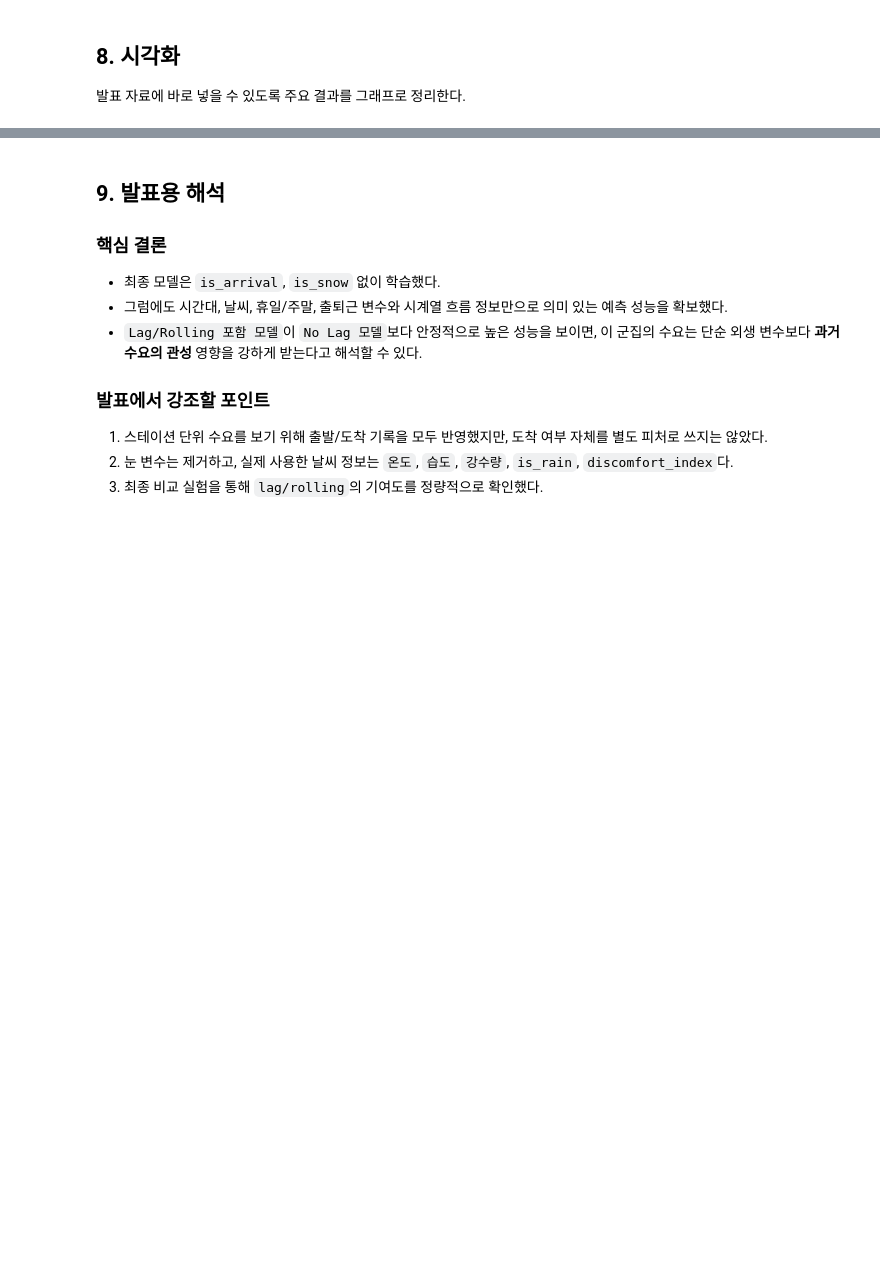
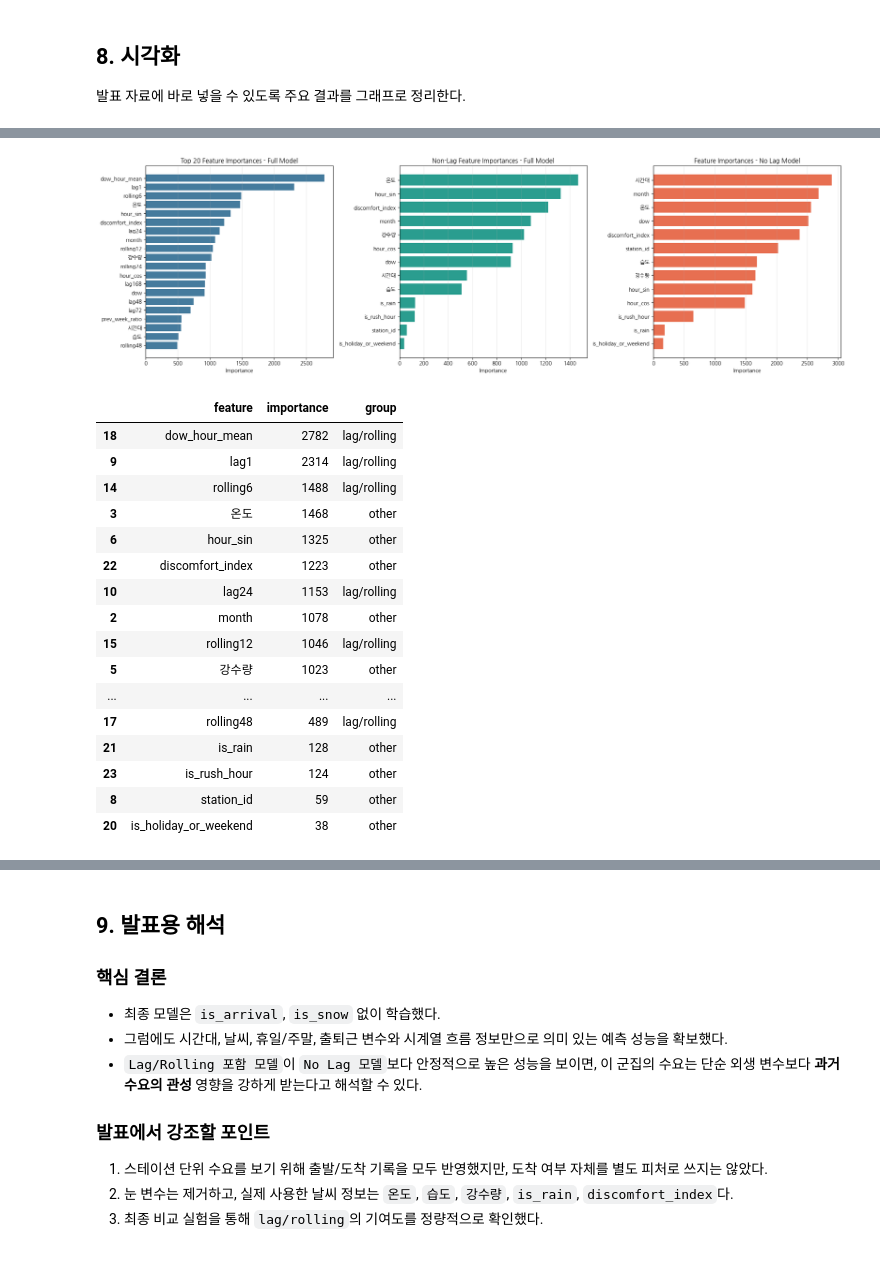
Before and after one commit to Hgracefield/EP_cycle_stations, a Jupyter notebook: Note/LSH/final.ipynb, the cells around one changed output, grey strips where cells are left out. Cells and saved outputs as stored; diff of their text form; code cells hidden in the pictures; blank space fills up the shorter version.

```diff
--- a/Note/LSH/final.ipynb
+++ b/Note/LSH/final.ipynb
@@ -588,0 +680,75 @@ plt.show()
+# %%
+# 시각화 4. 변수 중요도 비교
+lag_like_features = {
+    "lag1", "lag24", "lag48", "lag72", "lag168",
+    "rolling6", "rolling12", "rolling24", "rolling48",
+    "dow_hour_mean", "prev_week_ratio",
+}
+
+full_importance_df = pd.DataFrame(
+    {
+        "feature": result_full["feature_cols"],
+        "importance": result_full["model"].feature_importances_,
+        "group": [
+            "lag/rolling" if feature in lag_like_features else "other"
+            for feature in result_full["feature_cols"]
+        ],
+    }
+).sort_values("importance", ascending=False)
+
+non_lag_importance_df = full_importance_df[
+    full_importance_df["group"] == "other"
+].copy()
+
+no_lag_importance_df = pd.DataFrame(
+    {
+        "feature": result_no_lag["feature_cols"],
+        "importance": result_no_lag["model"].feature_importances_,
+    }
+).sort_values("importance", ascending=False)
+
+fig, axes = plt.subplots(1, 3, figsize=(20, 6))
+
+top_full = full_importance_df.head(20)
+axes[0].barh(top_full["feature"][::-1], top_full["importance"][::-1], color="#457b9d")
+axes[0].set_title("Top 20 Feature Importances - Full Model")
+axes[0].set_xlabel("Importance")
+axes[0].grid(axis="x", alpha=0.3)
+
+top_non_lag = non_lag_importance_df.head(15)
+axes[1].barh(top_non_lag["feature"][::-1], top_non_lag["importance"][::-1], color="#2a9d8f")
+axes[1].set_title("Non-Lag Feature Importances - Full Model")
+axes[1].set_xlabel("Importance")
+axes[1].grid(axis="x", alpha=0.3)
+
+top_no_lag = no_lag_importance_df.head(15)
+axes[2].barh(top_no_lag["feature"][::-1], top_no_lag["importance"][::-1], color="#e76f51")
+axes[2].set_title("Feature Importances - No Lag Model")
+axes[2].set_xlabel("Importance")
+axes[2].grid(axis="x", alpha=0.3)
+
+plt.tight_layout()
+plt.show()
+
+display(full_importance_df)
+display(non_lag_importance_df)
+display(no_lag_importance_df)
+# %% [output]
+[figure, added]
+|  | feature | importance | group |
+| 18 | dow_hour_mean | 2782 | lag/rolling |
+| 9 | lag1 | 2314 | lag/rolling |
+| 14 | rolling6 | 1488 | lag/rolling |
+| 3 | 온도 | 1468 | other |
+| 6 | hour_sin | 1325 | other |
+| 22 | discomfort_index | 1223 | other |
+| 10 | lag24 | 1153 | lag/rolling |
+| 2 | month | 1078 | other |
+| 15 | rolling12 | 1046 | lag/rolling |
+| 5 | 강수량 | 1023 | other |
+| ... | ... | ... | ... |
+| 17 | rolling48 | 489 | lag/rolling |
+| 21 | is_rain | 128 | other |
+| 23 | is_rush_hour | 124 | other |
+| 8 | station_id | 59 | other |
+| 20 | is_holiday_or_weekend | 38 | other |
```
Also changed, not shown: parts of 10 cells of this notebook, 1 other file.
